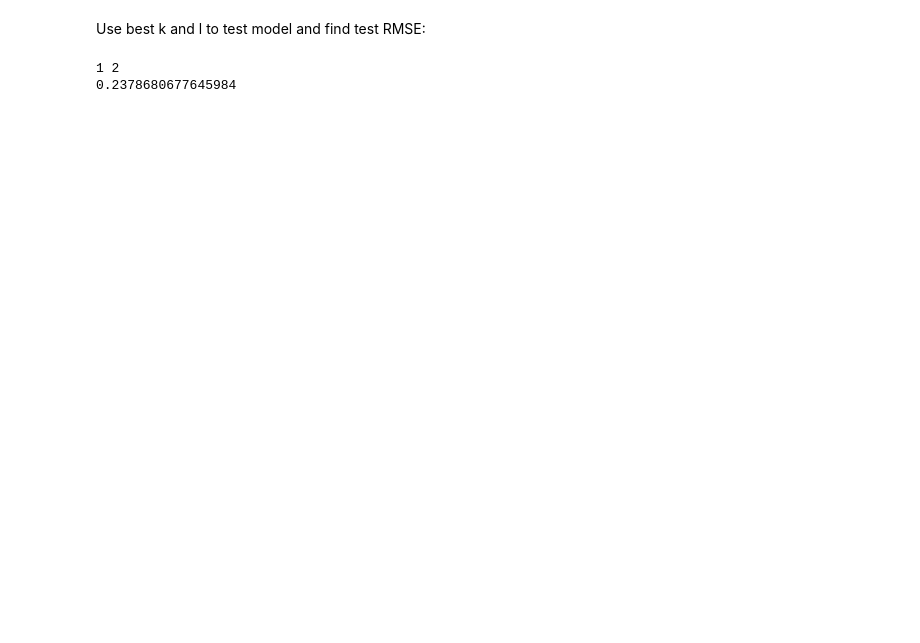
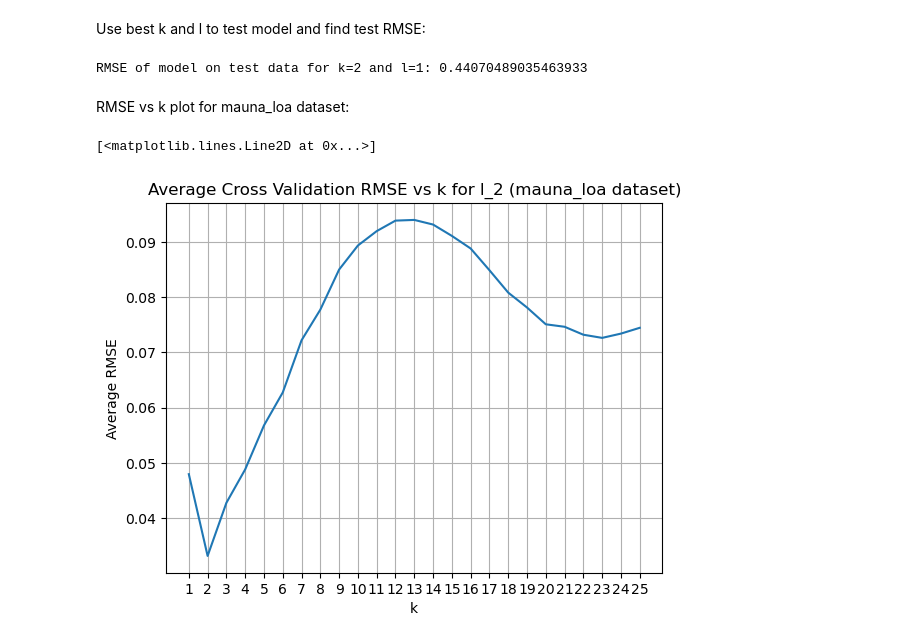
Before and after one commit to richkejie/ROB313, a Jupyter notebook: Assignments/A1/A1Q1.ipynb, the cells around one changed output. Saved outputs shown, nothing was run; the diff lists cells and outputs as text; code cells hidden in the pictures; blank space fills up the shorter version.

```diff
--- a/Assignments/A1/A1Q1.ipynb
+++ b/Assignments/A1/A1Q1.ipynb
@@ -23,2 +15,0 @@ x_train, x_valid, x_test, y_train, y_valid, y_test = load_dataset('iris')
-# %%
-x_train, x_valid, x_test, y_train, y_valid, y_test = load_dataset('mnist_small')
@@ -136,18 +66,7 @@ print(dists_one - dists_two)
-# %%
-# test kNN function
-k = 3
-y_test_one = kNN_regress(x_train, y_train, x_test, k, l=1)
-y_test_two = kNN_regress(x_train, y_train, x_test, k, l=2)
-
-print(y_test_one)
-print("\n\n\n")
-print(y_test_two)
-print("\n\n\n")
-print(y_test_one - y_test_two)
 # %% [markdown]
 Implementation of v-fold cross-validation with v = 5:
 # %%
-def v_fold_cross_validation_RMSE(x_train, y_train, N, k=1, max_l=2, v=5, testing=False):
+def v_fold_cross_validation_RMSE(x_train, y_train, N, k=1, max_l=2, v=5, testing_runtime=False):
 
     """
     Conducts cross validation on x_train and y_train with v folds
@@ -189,14 +108,15 @@ def v_fold_cross_validation_RMSE(x_train, y_train, N, k=1, max_l=2, v=5, testing
         x_val, y_val = x_train[ith_fold_idx], y_train[ith_fold_idx]
 
         for l in range(1,max_l+1,1):
-            y_test = kNN_regress(x_tr, y_tr, x_val, k=k, l=l)
-            RMSE[i,l-1] = np.sqrt(np.mean(np.square(y_val-y_test)))
+            y_predict = kNN_regress(x_tr, y_tr, x_val, k=k, l=l)
+            RMSE[i,l-1] = np.sqrt(np.mean(np.square(y_val-y_predict)))
 
     RMSE_avg = np.average(RMSE, axis=0)
 
-    if not testing:
-        print("k={a}, l={b}, RMSE={e_avg}".format(a=k, b=1, e_avg=round(RMSE_avg[0], 6)))
-        print("k={a}, l={b}, RMSE={e_avg}".format(a=k, b=2, e_avg=round(RMSE_avg[1], 6)))
+    if not testing_runtime:
+        print("k={}".format(k))
+        for l in range(max_l):
+            print("\tl={l}, RMSE={RMSE_avg}".format(l=l+1, RMSE_avg=round(RMSE_avg[l], 6)))
 
     return RMSE_avg
 
@@ -225,7 +145,7 @@ def estimate_best_param(x_train, y_train, v=5, max_l=2):
     # timing estimate
     t0 = time.time()
     print("Estimating running time...")
-    v_fold_cross_validation_RMSE(x_train, y_train, N=N, k=k_max//2, max_l=max_l, v=v, testing=True)
+    v_fold_cross_validation_RMSE(x_train, y_train, N=N, k=k_max//2, max_l=max_l, v=v, testing_runtime=True)
     print("Estimated running time: {}s".format(round((time.time()-t0)*k_max,2)))
 
     # start parameter tuning
@@ -244,4 +166,5 @@ def estimate_best_param(x_train, y_train, v=5, max_l=2):
 # %%
+x_train, x_valid, x_test, y_train, y_valid, y_test = load_dataset('mauna_loa')
 x_train = np.vstack([x_valid, x_train])
 y_train = np.vstack([y_valid, y_train])
 
@@ -344,10 +198,25 @@ def test_model_RMSE(x_train, y_train, x_test, y_test, best_k, best_l):
     RMSE_test = np.sqrt(np.mean(np.square(y_predict-y_test)))
 
     return RMSE_test
-# %%
-print(best_k, best_l)
-RMSE_test = test_model_RMSE(x_train, y_train, x_test, y_test, best_k, best_l)
-print(RMSE_test)
-# %% [output]
-1 2
-0.2378680677645984
+# %%
+RMSE_test = test_model_RMSE(x_train, y_train, x_test, y_test, best_k, best_l)
+print("RMSE of model on test data for k={k} and l={l}: {RMSE_test}".format(k=best_k, l=best_l, RMSE_test=RMSE_test))
+# %% [output]
+RMSE of model on test data for k=2 and l=1: 0.44070489035463933
+# %% [markdown]
+RMSE vs k plot for mauna_loa dataset:
+# %%
+plt.figure()
+plt.title("Average Cross Validation RMSE vs k for l_2 (mauna_loa dataset)")
+plt.xlabel('k')
+plt.ylabel('Average RMSE')
+k_max = int(np.sqrt(x_train.shape[0]))
+l = 2
+x_axis = np.arange(k_max) + 1
+y_axis = RMSE_avg[:,l-1]
+plt.grid(visible=True)
+plt.xticks(range(min(x_axis), max(x_axis)+1))
+plt.plot(x_axis, y_axis)
+# %% [output]
+[<matplotlib.lines.Line2D at 0x...>]
+[figure, added]
```
Also changed, not shown: parts of 38 cells of this notebook, 4 other files.
